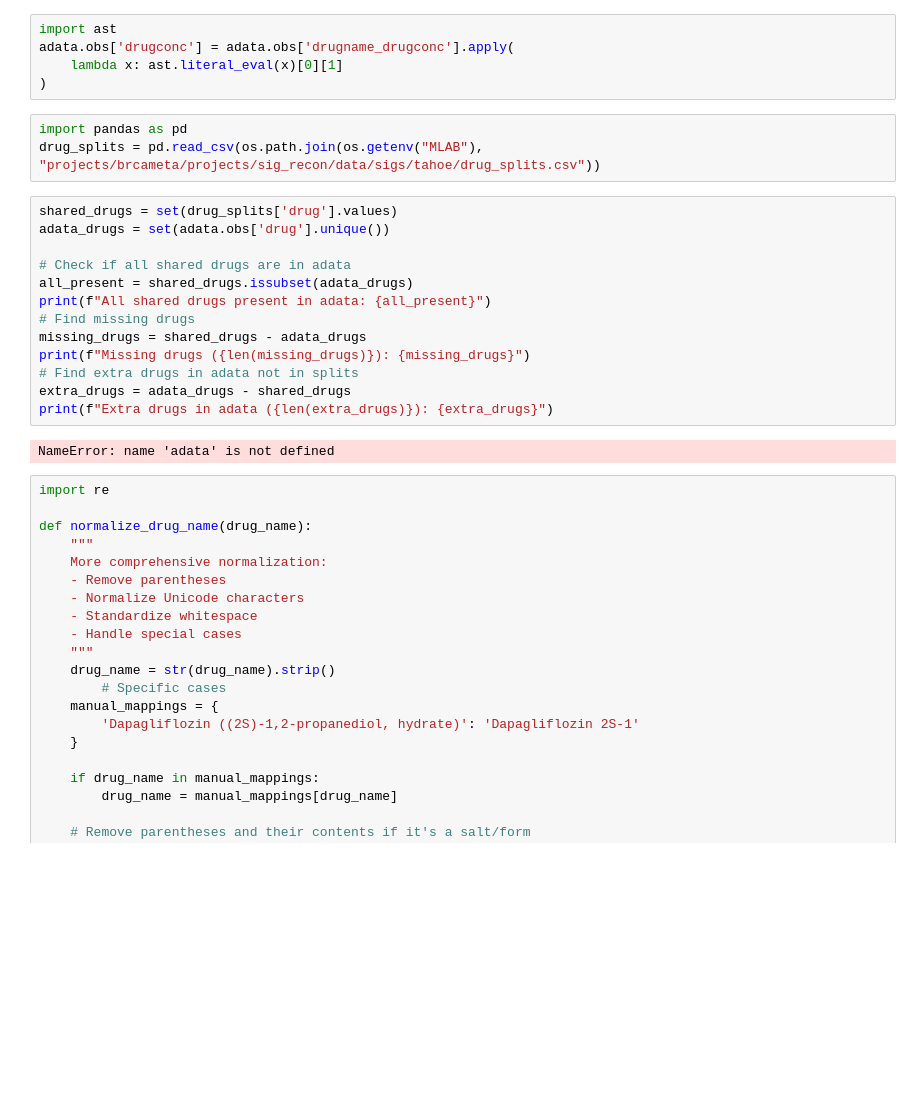
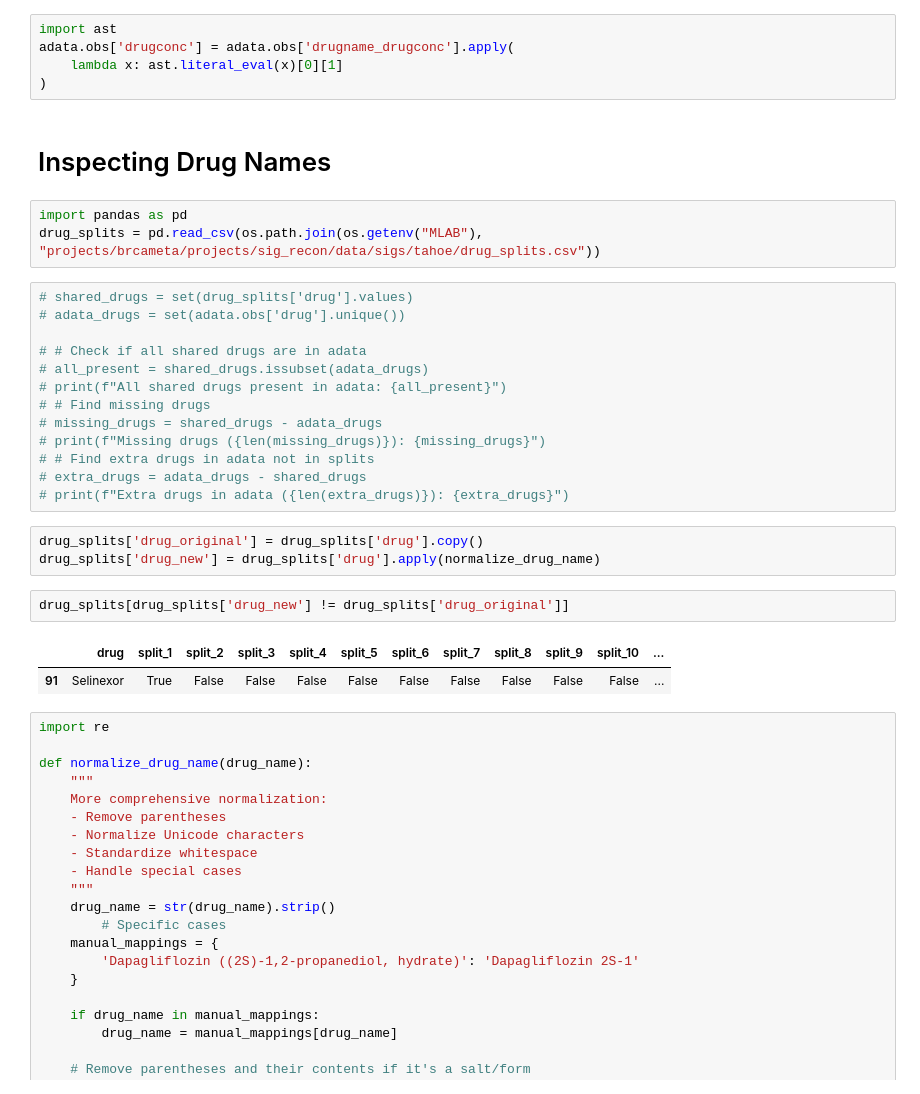
Before and after one commit to montilab/sigRecon_Benchmarking, a Jupyter notebook: scripts/06_Tahoe/stack/00_prep_splits.ipynb, the cells around one changed output. Cells and saved outputs as stored; diff of their text form; blank space fills up the shorter version.

```diff
--- a/scripts/06_Tahoe/stack/00_prep_splits.ipynb
+++ b/scripts/06_Tahoe/stack/00_prep_splits.ipynb
@@ -98,24 +82,32 @@ import ast
 adata.obs['drugconc'] = adata.obs['drugname_drugconc'].apply(
     lambda x: ast.literal_eval(x)[0][1]
 )
+# %% [markdown]
+# Inspecting Drug Names
 # %%
 import pandas as pd
 drug_splits = pd.read_csv(os.path.join(os.getenv("MLAB"), "projects/brcameta/projects/sig_recon/data/sigs/tahoe/drug_splits.csv"))
 # %%
-shared_drugs = set(drug_splits['drug'].values)
-adata_drugs = set(adata.obs['drug'].unique())
+# shared_drugs = set(drug_splits['drug'].values)
+# adata_drugs = set(adata.obs['drug'].unique())
 
-# Check if all shared drugs are in adata
-all_present = shared_drugs.issubset(adata_drugs)
-print(f"All shared drugs present in adata: {all_present}")
-# Find missing drugs
-missing_drugs = shared_drugs - adata_drugs
-print(f"Missing drugs ({len(missing_drugs)}): {missing_drugs}")
-# Find extra drugs in adata not in splits
-extra_drugs = adata_drugs - shared_drugs
-print(f"Extra drugs in adata ({len(extra_drugs)}): {extra_drugs}")
+# # Check if all shared drugs are in adata
+# all_present = shared_drugs.issubset(adata_drugs)
+# print(f"All shared drugs present in adata: {all_present}")
+# # Find missing drugs
+# missing_drugs = shared_drugs - adata_drugs
+# print(f"Missing drugs ({len(missing_drugs)}): {missing_drugs}")
+# # Find extra drugs in adata not in splits
+# extra_drugs = adata_drugs - shared_drugs
+# print(f"Extra drugs in adata ({len(extra_drugs)}): {extra_drugs}")
-# %% [output]
-NameError: name 'adata' is not defined
+# %%
+drug_splits['drug_original'] = drug_splits['drug'].copy()
+drug_splits['drug_new'] = drug_splits['drug'].apply(normalize_drug_name)
+# %%
+drug_splits[drug_splits['drug_new'] != drug_splits['drug_original']]
+# %% [output]
+|  | drug | split_1 | split_2 | split_3 | split_4 | split_5 | split_6 | split_7 | split_8 | split_9 | split_10 | ... |
+| 91 | Selinexor | True | False | False | False | False | False | False | False | False | False | ... |
 # %%
 import re
 
```
Also changed, not shown: parts of 31 cells of this notebook, 53 other files.
